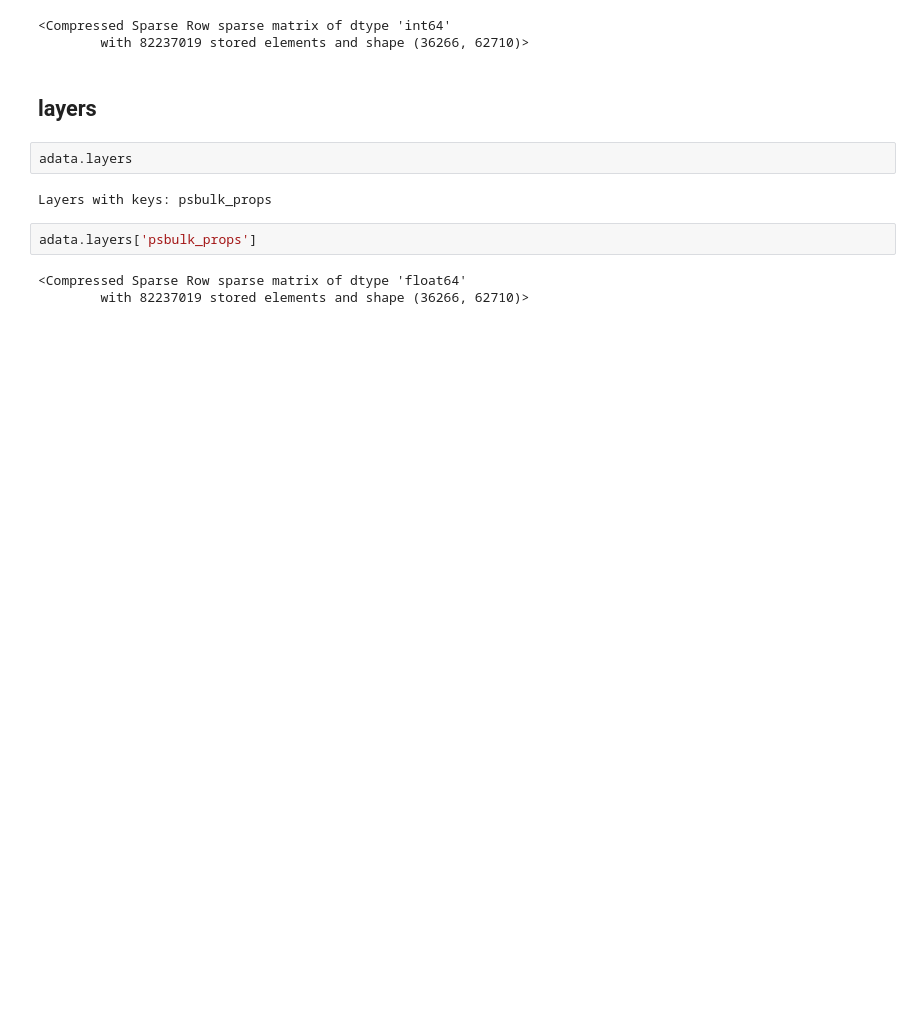
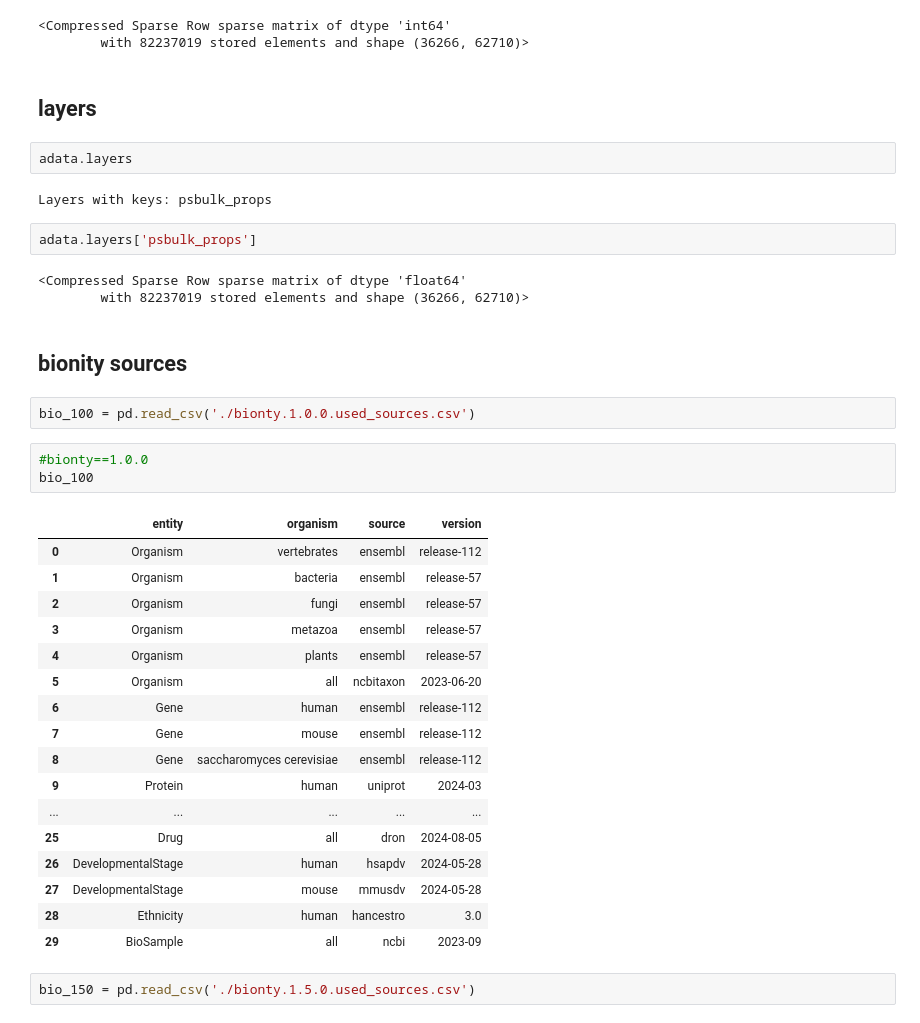
Before and after one commit to theislab/Chem-PerturBridge, a Jupyter notebook: docs/Format_Pseudobulk.ipynb, the cells around one changed output. Drawn from its saved outputs; the diff is of its cells as text; blank space fills up the shorter version.

Commit message:
versions are added

```diff
--- a/docs/Format_Pseudobulk.ipynb
+++ b/docs/Format_Pseudobulk.ipynb
@@ -297,3 +297,30 @@ adata.layers['psbulk_props']
 # %% [output]
 <Compressed Sparse Row sparse matrix of dtype 'float64'
         with 82237019 stored elements and shape (36266, 62710)>
+# %% [markdown]
+## bionity sources
+# %%
+bio_100 = pd.read_csv('./bionty.1.0.0.used_sources.csv')
+# %%
+#bionty==1.0.0
+bio_100
+# %% [output]
+|  | entity | organism | source | version |
+| 0 | Organism | vertebrates | ensembl | release-112 |
+| 1 | Organism | bacteria | ensembl | release-57 |
+| 2 | Organism | fungi | ensembl | release-57 |
+| 3 | Organism | metazoa | ensembl | release-57 |
+| 4 | Organism | plants | ensembl | release-57 |
+| 5 | Organism | all | ncbitaxon | 2023-06-20 |
+| 6 | Gene | human | ensembl | release-112 |
+| 7 | Gene | mouse | ensembl | release-112 |
+| 8 | Gene | saccharomyces cerevisiae | ensembl | release-112 |
+| 9 | Protein | human | uniprot | 2024-03 |
+| ... | ... | ... | ... | ... |
+| 25 | Drug | all | dron | 2024-08-05 |
+| 26 | DevelopmentalStage | human | hsapdv | 2024-05-28 |
+| 27 | DevelopmentalStage | mouse | mmusdv | 2024-05-28 |
+| 28 | Ethnicity | human | hancestro | 3.0 |
+| 29 | BioSample | all | ncbi | 2023-09 |
+# %%
+bio_150 = pd.read_csv('./bionty.1.5.0.used_sources.csv')
```
Also changed, not shown: parts of 4 cells of this notebook, 2 other files.
